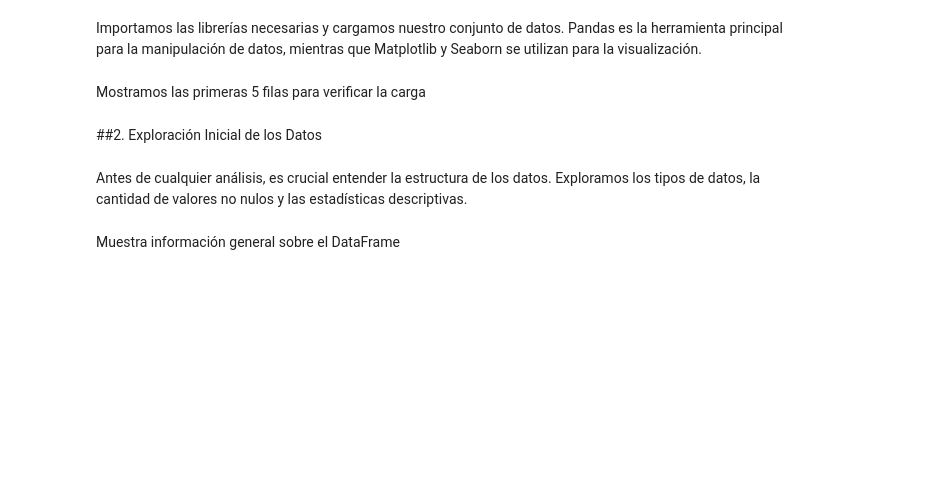
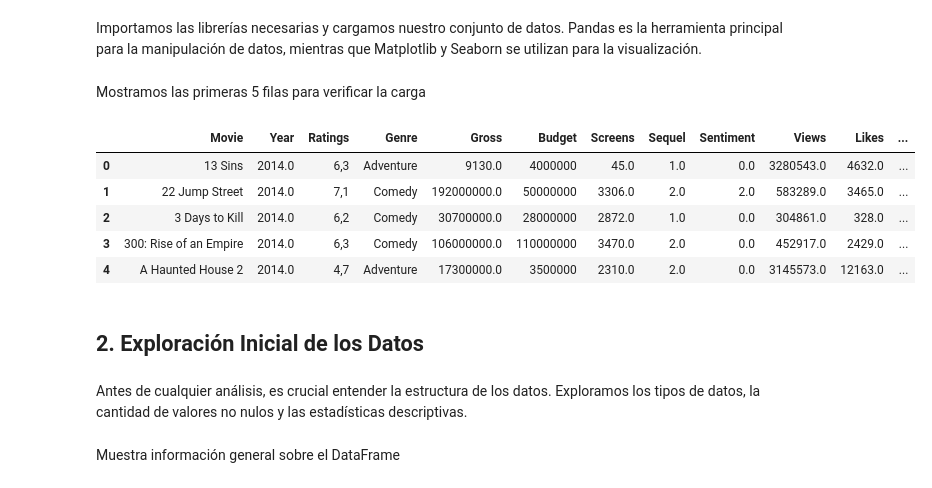
Before and after one commit to marlopia/DALP, a Jupyter notebook: ADPY/04_3Ejercicios_EDA.ipynb, the cells around one changed output. Saved outputs shown, nothing was run; the diff lists cells and outputs as text; code cells hidden in the pictures; blank space fills up the shorter version.

```diff
--- a/ADPY/04_3Ejercicios_EDA.ipynb
+++ b/ADPY/04_3Ejercicios_EDA.ipynb
@@ -11,7 +14,16 @@ Importamos las librerías necesarias y cargamos nuestro conjunto de datos. Panda
 # %% [markdown]
 Mostramos las primeras 5 filas para verificar la carga
+# %%
+df.head()
+# %% [output]
+|  | Movie | Year | Ratings | Genre | Gross | Budget | Screens | Sequel | Sentiment | Views | Likes | ... |
+| 0 | 13 Sins | 2014.0 | 6,3 | Adventure | 9130.0 | 4000000 | 45.0 | 1.0 | 0.0 | 3280543.0 | 4632.0 | ... |
+| 1 | 22 Jump Street | 2014.0 | 7,1 | Comedy | 192000000.0 | 50000000 | 3306.0 | 2.0 | 2.0 | 583289.0 | 3465.0 | ... |
+| 2 | 3 Days to Kill | 2014.0 | 6,2 | Comedy | 30700000.0 | 28000000 | 2872.0 | 1.0 | 0.0 | 304861.0 | 328.0 | ... |
+| 3 | 300: Rise of an Empire | 2014.0 | 6,3 | Comedy | 106000000.0 | 110000000 | 3470.0 | 2.0 | 0.0 | 452917.0 | 2429.0 | ... |
+| 4 | A Haunted House 2 | 2014.0 | 4,7 | Adventure | 17300000.0 | 3500000 | 2310.0 | 2.0 | 0.0 | 3145573.0 | 12163.0 | ... |
 # %% [markdown]
-##2. Exploración Inicial de los Datos
+## 2. Exploración Inicial de los Datos
 # %% [markdown]
 Antes de cualquier análisis, es crucial entender la estructura de los datos. Exploramos los tipos de datos, la cantidad de valores no nulos y las estadísticas descriptivas.
 # %% [markdown]
```
Also changed, not shown: parts of 18 cells of this notebook, 2 other files.
